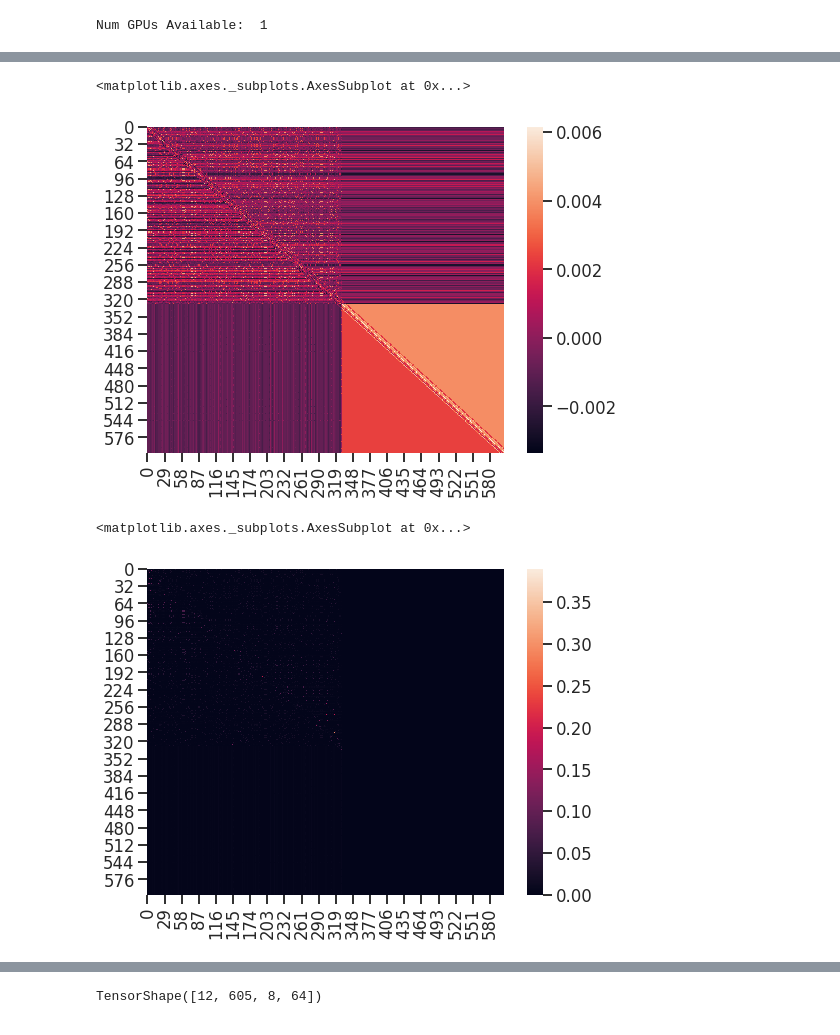
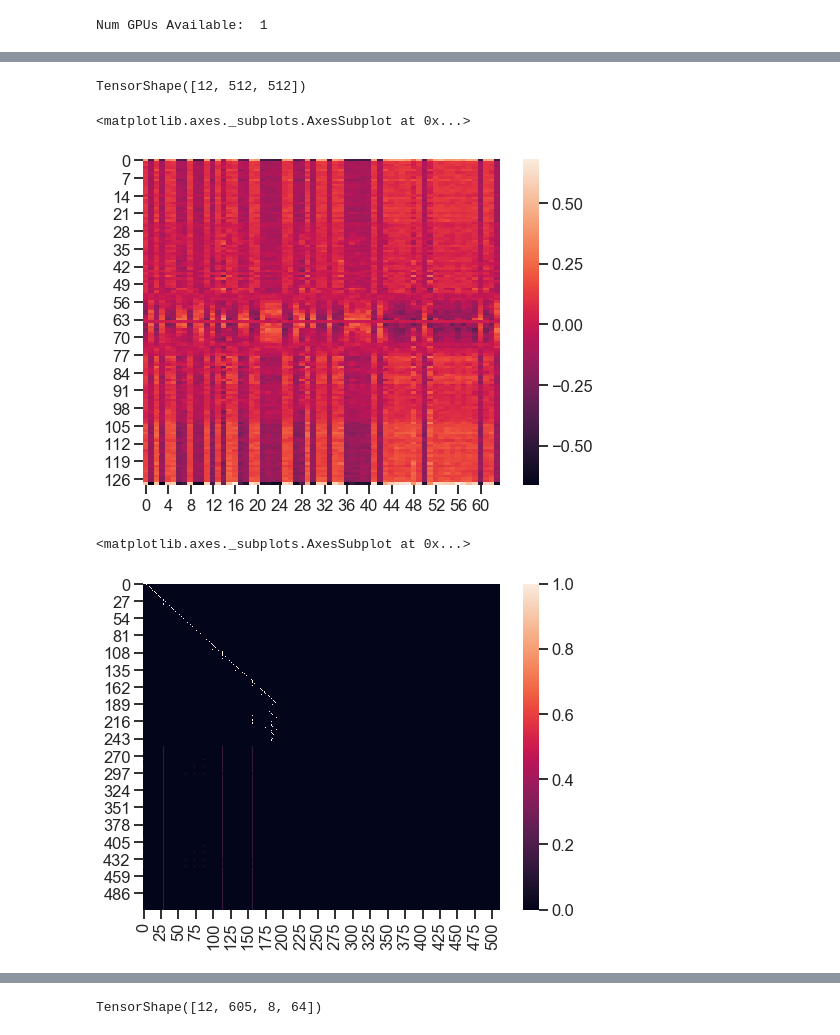
Before and after one commit to pstjohn/uniparc_modeling, a Jupyter notebook: check_progress.ipynb, the cells around one changed output, grey strips where cells are left out. Saved outputs shown, nothing was run; the diff lists cells and outputs as text; code cells hidden in the pictures.

```diff
--- a/check_progress.ipynb
+++ b/check_progress.ipynb
@@ -102,12 +135,16 @@ value = self.transpose_scores(self.value_layer(inputs))  # [B,N,S,H]
 
 # Equation 1 of "Attention is all you need"
 attention_scores = self.calculate_attention(qk, input_shape)  # [B,N,S,S]
+# %%
+inputs.shape
+# %% [output]
+TensorShape([12, 512, 512])
 # %%
 plt.figure(figsize=(8,6))
-sns.heatmap((attention_scores[0, 0]).numpy())
+sns.heatmap(self.relations_keys_embedding.weights[0].numpy())
 # %% [output]
 <matplotlib.axes._subplots.AxesSubplot at 0x...>
-[figure, old version]
+[figure, new version]
 # %%
 # zero out masked values
 attention_mask = self.create_attention_mask(input_shape, mask)
@@ -115,10 +152,10 @@ attention_scores = attention_scores * 1000 + (1. - attention_mask) * -10000.0
 attention_probs = tf.nn.softmax(attention_scores)  # [B,N,S,S]
 # %%
 plt.figure(figsize=(8,6))
-sns.heatmap(attention_probs[0, 0].numpy())
+sns.heatmap(attention_probs[2, 0].numpy())
 # %% [output]
 <matplotlib.axes._subplots.AxesSubplot at 0x...>
-[figure, old version]
+[figure, new version]
 # %%
 context_layer = tf.matmul(attention_probs, value)  # [B,N,S,S]
 # %%
```
Also changed, not shown: parts of 14 cells of this notebook, 5 other files.
